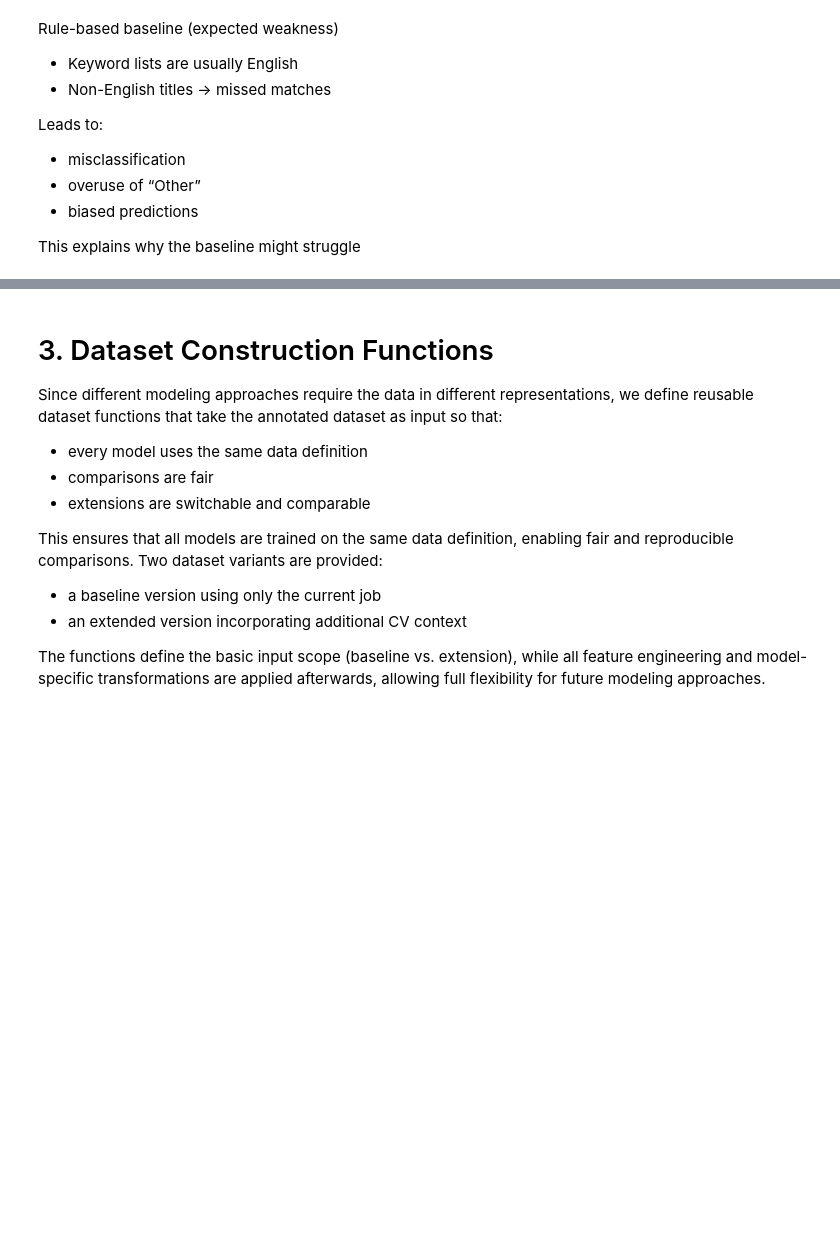
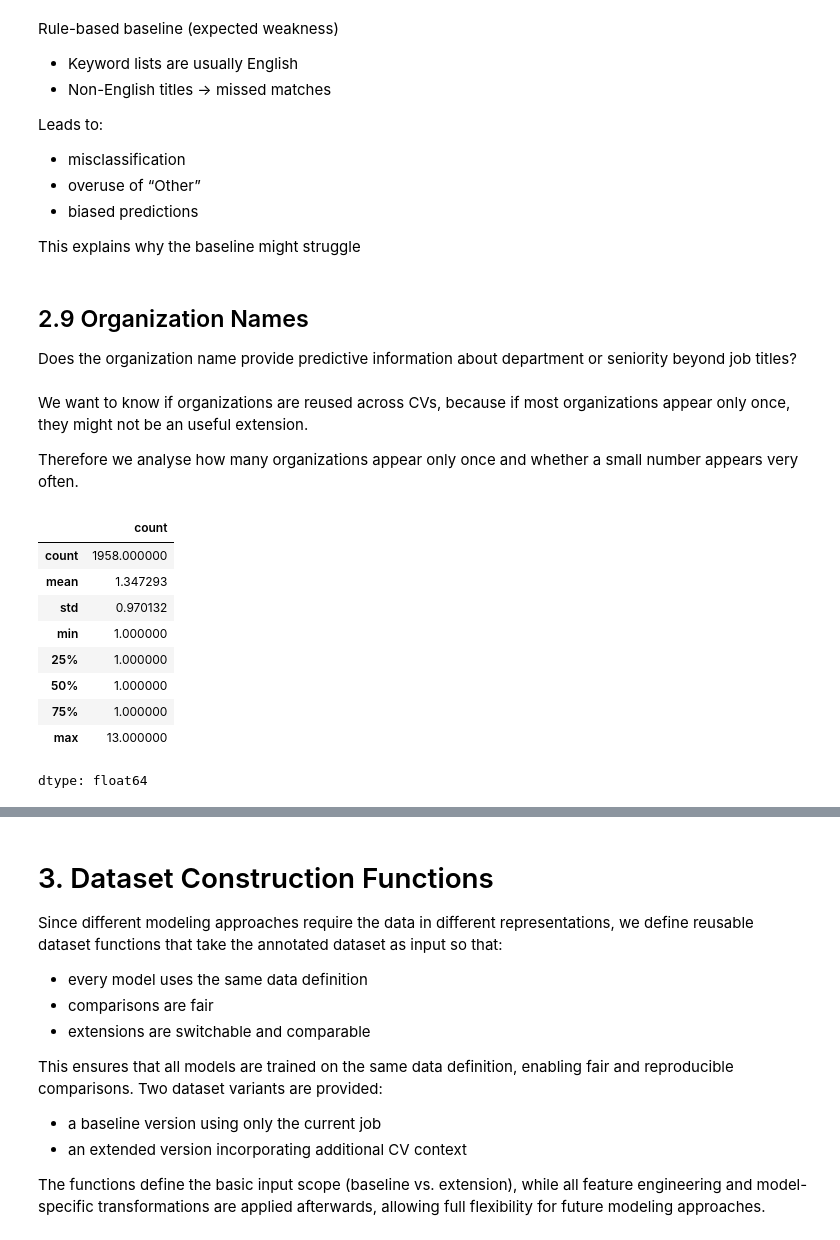
Before and after one commit to luisadosch/nlp-job-title-classification-benchmark-snapaddy, a Jupyter notebook: Untitled0.ipynb, the cells around one changed output, grey strips where cells are left out. Saved outputs shown, nothing was run; the diff lists cells and outputs as text; code cells hidden in the pictures; blank space fills up the shorter version.

```diff
--- a/Untitled0.ipynb
+++ b/Untitled0.ipynb
@@ -1205,3 +1208,26 @@ Leads to:
 - biased predictions
 
 This explains why the baseline might struggle
+# %% [markdown]
+## 2.9 Organization Names
+
+Does the organization name provide predictive information about department or seniority beyond job titles?
+# %% [markdown]
+We want to know if organizations are reused across CVs, because if most organizations appear only once, they might not be an useful extension.
+
+Therefore we analyse how many organizations appear only once and whether a small number appears very often.
+# %%
+org_counts = jobs_annotated_df["organization"].value_counts()
+
+org_counts.describe()
+# %% [output]
+|  | count |
+| count | 1958.000000 |
+| mean | 1.347293 |
+| std | 0.970132 |
+| min | 1.000000 |
+| 25% | 1.000000 |
+| 50% | 1.000000 |
+| 75% | 1.000000 |
+| max | 13.000000 |
+dtype: float64
```
Also changed, not shown: parts of 21 cells of this notebook.
